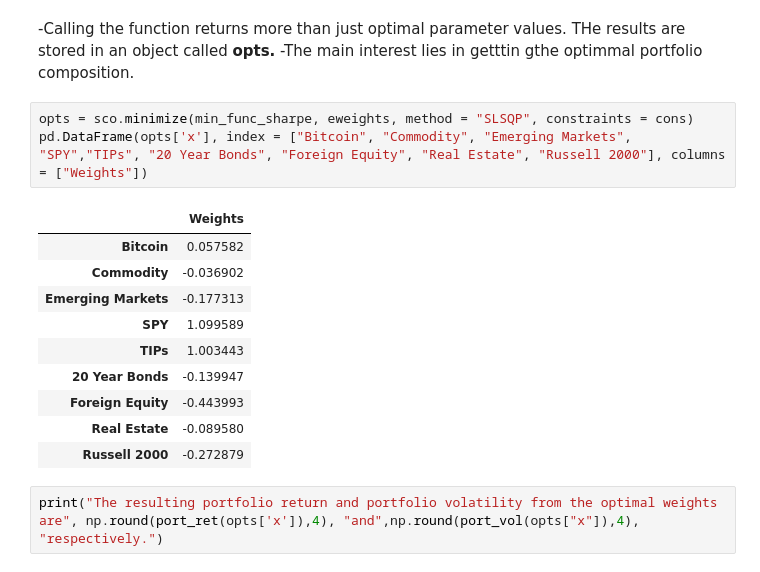
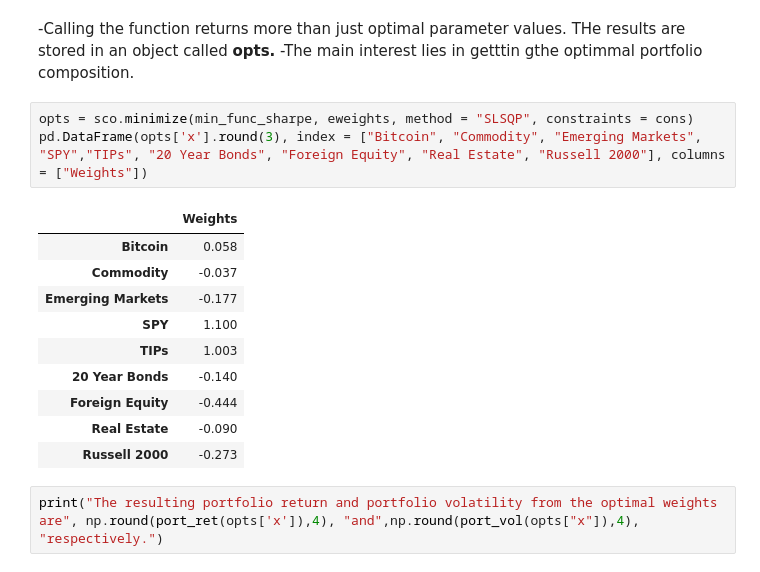
Before and after one commit to dcstein22/economics, a Jupyter notebook: Tech_Presentation.ipynb, the cells around one changed output. Saved outputs shown, nothing was run; the diff lists cells and outputs as text.

```diff
--- a/Tech_Presentation.ipynb
+++ b/Tech_Presentation.ipynb
@@ -133,18 +133,18 @@ min_func_sharpe(eweights)
 -The main interest lies in getttin gthe optimmal portfolio composition.
 # %%
 opts = sco.minimize(min_func_sharpe, eweights, method = "SLSQP", constraints = cons)
-pd.DataFrame(opts['x'], index = ["Bitcoin", "Commodity", "Emerging Markets", "SPY","TIPs", "20 Year Bonds", "Foreign Equity", "Real Estate", "Russell 2000"], columns = ["Weights"])
+pd.DataFrame(opts['x'].round(3), index = ["Bitcoin", "Commodity", "Emerging Markets", "SPY","TIPs", "20 Year Bonds", "Foreign Equity", "Real Estate", "Russell 2000"], columns = ["Weights"])
 # %% [output]
 |  | Weights |
-| Bitcoin | 0.057582 |
-| Commodity | -0.036902 |
-| Emerging Markets | -0.177313 |
-| SPY | 1.099589 |
-| TIPs | 1.003443 |
-| 20 Year Bonds | -0.139947 |
-| Foreign Equity | -0.443993 |
-| Real Estate | -0.089580 |
-| Russell 2000 | -0.272879 |
+| Bitcoin | 0.058 |
+| Commodity | -0.037 |
+| Emerging Markets | -0.177 |
+| SPY | 1.100 |
+| TIPs | 1.003 |
+| 20 Year Bonds | -0.140 |
+| Foreign Equity | -0.444 |
+| Real Estate | -0.090 |
+| Russell 2000 | -0.273 |
 # %%
 print("The resulting portfolio return and portfolio volatility from the optimal weights are", np.round(port_ret(opts['x']),4), "and",np.round(port_vol(opts["x"]),4), "respectively.")
 # %% [output]
```
Also changed, not shown: parts of 2 cells of this notebook.
